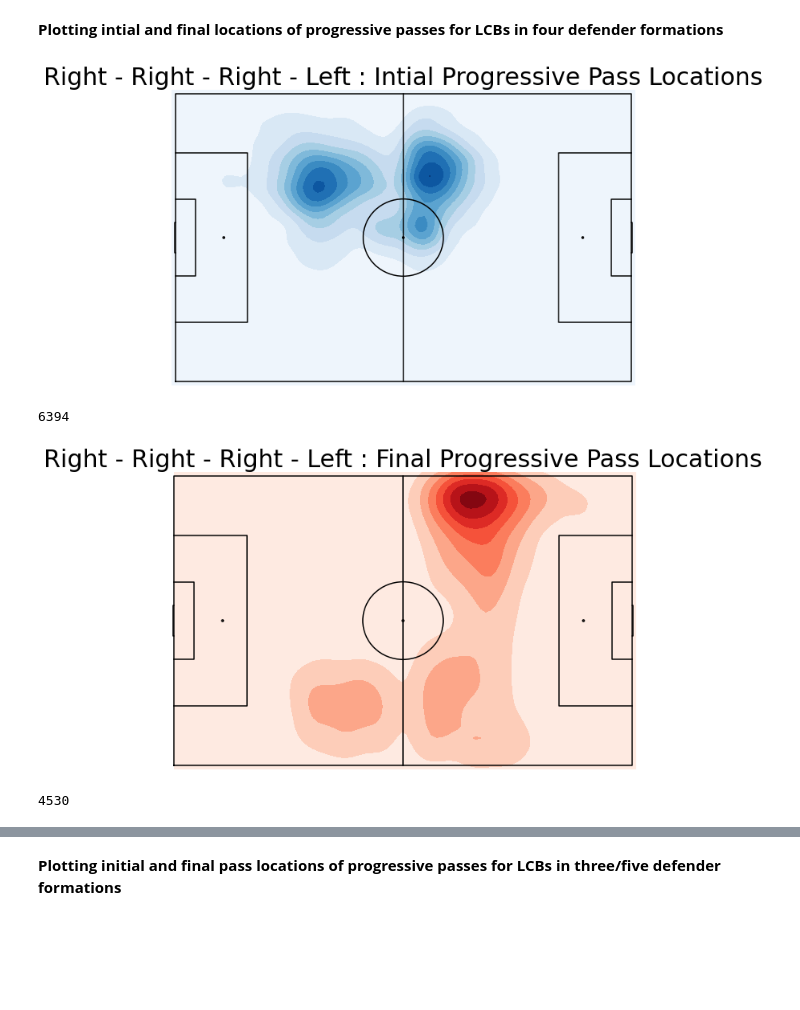
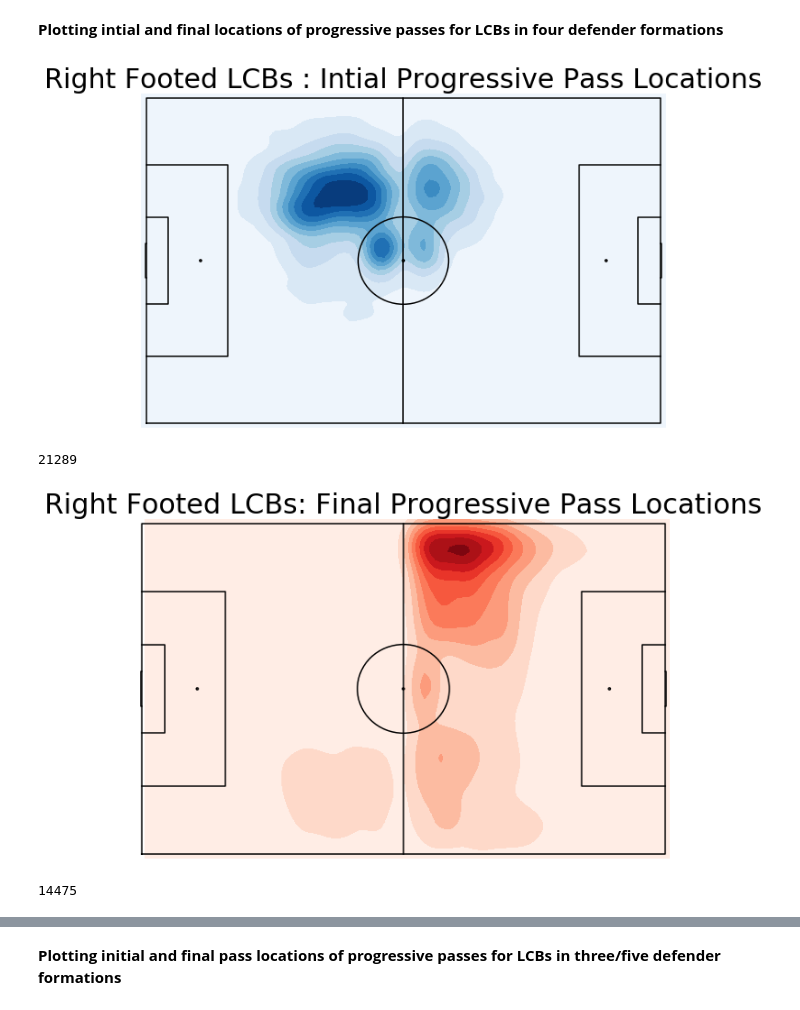
Before and after one commit to grovershreyf9t/FootballPlayerFootedness, a Jupyter notebook: code_top5/5_prog_pass_analysis_viz.ipynb, the cells around one changed output, grey strips where cells are left out. Drawn from its saved outputs; the diff is of its cells as text; code cells hidden in the pictures; blank space fills up the shorter version.

```diff
--- a/code_top5/5_prog_pass_analysis_viz.ipynb
+++ b/code_top5/5_prog_pass_analysis_viz.ipynb
@@ -328,2 +332,5 @@ df_rrrl = pd.read_pickle('D:/Storage/Datasets/data/clusters/clusters_prog/cluste
+# %%
+four_defs_lcb_lf_clusters = df_four_defs[df_four_defs['footedness'].apply(lambda x: x.split('-')[-2]=='left')]
+four_defs_lcb_rf_clusters = df_four_defs[df_four_defs['footedness'].apply(lambda x: x.split('-')[-2]=='right')]
 # %%
-rrrlprogloclist = df_rrrl['L_CB_progaccpassloc'].tolist()
+four_defs_lcb_rf_proglist = four_defs_lcb_rf_clusters['L_CB_progaccpassloc'].tolist()
@@ -334,13 +337,17 @@ rrrl_prog_start_x, rrrl_prog_start_y = getxy(rrrl_prog_start)
+# %%
+four_defs_lcb_rf_prog_start, four_defs_lcb_rf_prog_end = getstartendfull(four_defs_lcb_rf_proglist)
+# %%
+four_defs_lcb_rf_prog_start_x, four_defs_lcb_rf_prog_start_y = getxy(four_defs_lcb_rf_prog_start)
 # %%
-heatmap(rrrl_prog_start_x, rrrl_prog_start_y, 'Right - Right - Right - Left : Intial Progressive Pass Locations', 'Blues')
+heatmap(four_defs_lcb_rf_prog_start_x, four_defs_lcb_rf_prog_start_y, 'Right Footed LCBs : Intial Progressive Pass Locations', 'Blues')
 # %% [output]
-[figure, old version]
+[figure, new version]
-# %%
-rrrl_prog_end_x, rrrl_prog_end_y = getxy(rrrl_prog_end)
-print(len(rrrl_prog_end_x))
-# %% [output]
-6394
+# %%
+four_defs_lcb_rf_prog_end_x, four_defs_lcb_rf_prog_end_y = getxy(four_defs_lcb_rf_prog_end)
+print(len(four_defs_lcb_rf_prog_end_x))
+# %% [output]
+21289
 # %%
-heatmap(rrrl_prog_end_x, rrrl_prog_end_y, 'Right - Right - Right - Left : Final Progressive Pass Locations', 'Reds')
+heatmap(four_defs_lcb_rf_prog_end_x, four_defs_lcb_rf_prog_end_y, 'Right Footed LCBs: Final Progressive Pass Locations', 'Reds')
 # %% [output]
-[figure, old version]
+[figure, new version]
@@ -353,5 +355,0 @@ rrll_prog_start, rrll_prog_end = getstartendfull(rrllprogloclist)
-# %%
-rrll_prog_start_x, rrll_prog_start_y = getxy(rrll_prog_start)
-print(len(rrll_prog_start_x))
-# %% [output]
-4530
@@ -358 +358,6 @@ print(len(rrll_prog_start_x))
+# %%
+four_defs_lcb_lf_prog_start_x, four_defs_lcb_lf_prog_start_y = getxy(four_defs_lcb_lf_prog_start)
+print(len(four_defs_lcb_lf_prog_start_x))
+# %% [output]
+14475
 # %%
```
Also changed, not shown: parts of 47 cells of this notebook, 6 other files.
